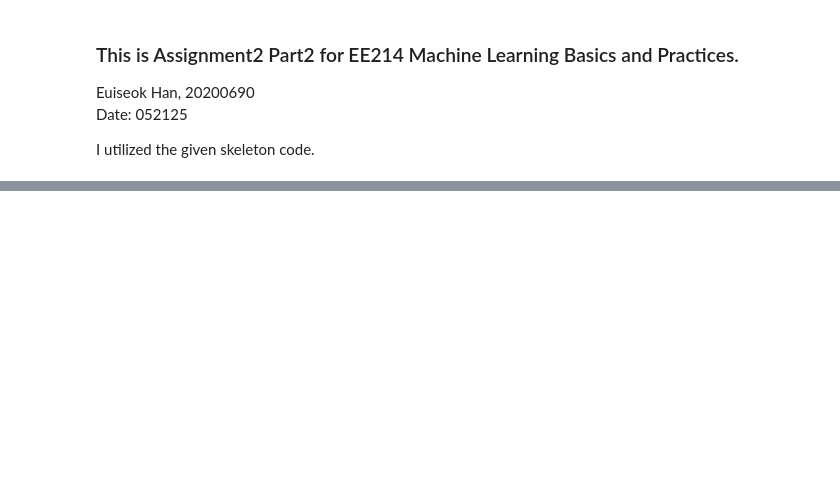
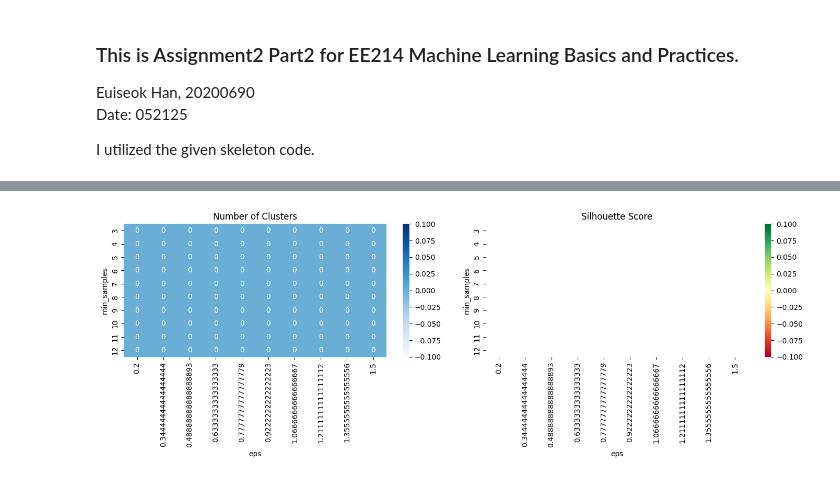
Before and after one commit to hanes1207/machine_learning_basics_and_practices, a Jupyter notebook: Assignment2/Task2.ipynb, the cells around one changed output, grey strips where cells are left out. Drawn from its saved outputs; the diff is of its cells as text; code cells hidden in the pictures; blank space fills up the shorter version.

```diff
--- a/Assignment2/Task2.ipynb
+++ b/Assignment2/Task2.ipynb
@@ -99,42 +242,87 @@ def dendro_plot(X, method="ward"):  # TODO: try other linkage methods
 # %%
 # ---------- 6. Helper: DBSCAN grid heatmap ----------
 def dbscan_heatmap(X, eps_vals, min_samples_vals):
     # TODO: implement grid search heatmap for DBSCAN
+
     """
     High-level outline:
         1. Iterate over every (eps, min_samples) combination.
         2. Fit DBSCAN, record:
             - number of clusters (ignore noise label -1)
             - Silhouette score (set to NaN if clusters < 2)
         3. Pivot the results into two matrices:
             - heatmap of cluster counts
             - heatmap of Silhouette scores
         4. Display the two heatmaps side by side.
         5. After inspecting the visuals, manually choose the
             best (eps, min_samples) pair for your final model.
     """
     # TODO: implement the loop, DataFrame creation, seaborn heatmaps,
     #       and return or log the chosen parameters.
-    pass
+
+    # 1. Iterate over every (eps, min_samples) combinations.
+    results = []
+    for eps in eps_vals:
+        for min_samples in min_samples_vals:
+            model = DBSCAN(eps=eps, min_samples=min_samples)
+            labels = model.fit_predict(X)
+
+            # 2-1. number of clusters (ignore noise label -1)
+            n_clusters = len(set(labels)) - (1 if -1 in labels else 0)
+
+            # 2-2. Silhouette score (set to NaN if clusters < 2)
+            if n_clusters >= 2:
+                score = silhouette_score(X, labels)
+            else:
+                score = np.nan
+
+            results.append({
+                'eps': eps,
+                'min_samples': min_samples,
+                'n_clusters': n_clusters,
+                'silhouette': score
+            })
+
+    df = pd.DataFrame(results)
+
+    # 3. Pivot the results into two matrices:
+    # 3-1. heatmap of cluster counts
+    cluster_mat = df.pivot(index='min_samples', columns='eps', values='n_clusters')
+    # 3-2. heatmap of Silhouette scores
+    sil_mat = df.pivot(index='min_samples', columns='eps', values='silhouette')
+
+    # 4. Display the two heatmaps side by side.
+    fig, (ax1, ax2) = plt.subplots(1, 2, figsize=(14, 5))
+
+    sns.heatmap(cluster_mat, annot=True, fmt='.0f', cmap='Blues', ax=ax1)
+    ax1.set_title('Number of Clusters')
+    ax1.set_xlabel('eps')
+    ax1.set_ylabel('min_samples')
+
+    sns.heatmap(sil_mat, annot=True, fmt='.2f', cmap='RdYlGn', ax=ax2)
+    ax2.set_title('Silhouette Score')
+    ax2.set_xlabel('eps')
+    ax2.set_ylabel('min_samples')
+
+    plt.tight_layout()
+    plt.show()
+
+    # 5. After inspecting the visuals, manually choose the best (eps, min_samples) pair for your final model.
+    valid_df = df.dropna(subset=['silhouette'])
+
+    if not valid_df.empty:
+        best_row = valid_df.loc[valid_df['silhouette'].idxmax()]
+        print(f"Best params: eps={best_row['eps']}, min_samples={best_row['min_samples']}, "
+          f"clusters={best_row['n_clusters']}, silhouette={best_row['silhouette']:.4f}")
+    else:
+        print("No valid silhouette scores (all NaN). Try different parameter ranges.")
 
 
-# ---------- 7. Final clustering (student-chosen params) ----------
-# TODO: run k-Means, Agglomerative, DBSCAN with the parameters you selected
-# labels_km =
-# labels_agg =
-# labels_db =
+eps_vals = np.linspace(0.2, 1.5, 10)
+min_samples_vals = range(3, 13)
 
-
-# ---------- 8. Visualisation helper ----------
-def scatter_2d(X2, labels, title):
-    plt.figure(figsize=(4, 4))
-    plt.scatter(X2[:, 0], X2[:, 1], c=labels, cmap="tab10", s=8)
-    plt.title(title)
-    plt.show()
-
-# Example:
-# scatter_2d(X_pca, labels_km, "Dermatology: k-Means on PCA")
-
-
-# ---------- 9. UNKNOWN DATASET ----------
-# Repeat steps 4–8 for X_unknown (skip AE training).
+run_dbscan_raw = dbscan_heatmap(X_filled, eps_vals, min_samples_vals)
+run_dbscan_pca = dbscan_heatmap(X_pca, eps_vals, min_samples_vals)
+run_dbscan_ae = dbscan_heatmap(X_ae, eps_vals, min_samples_vals)
+# %% [output]
+[figure, added]
```
Also changed, not shown: parts of 13 cells of this notebook.
